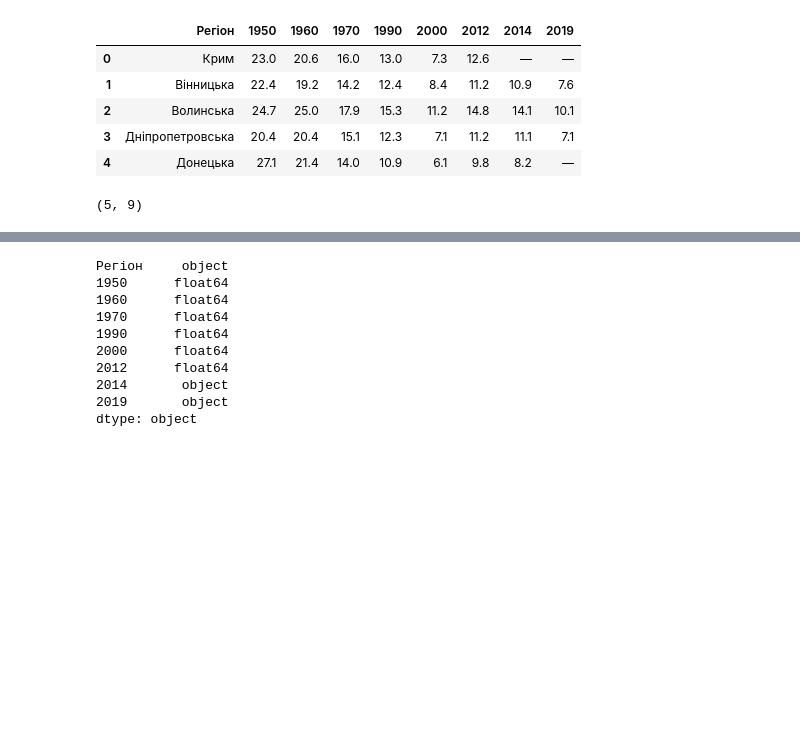
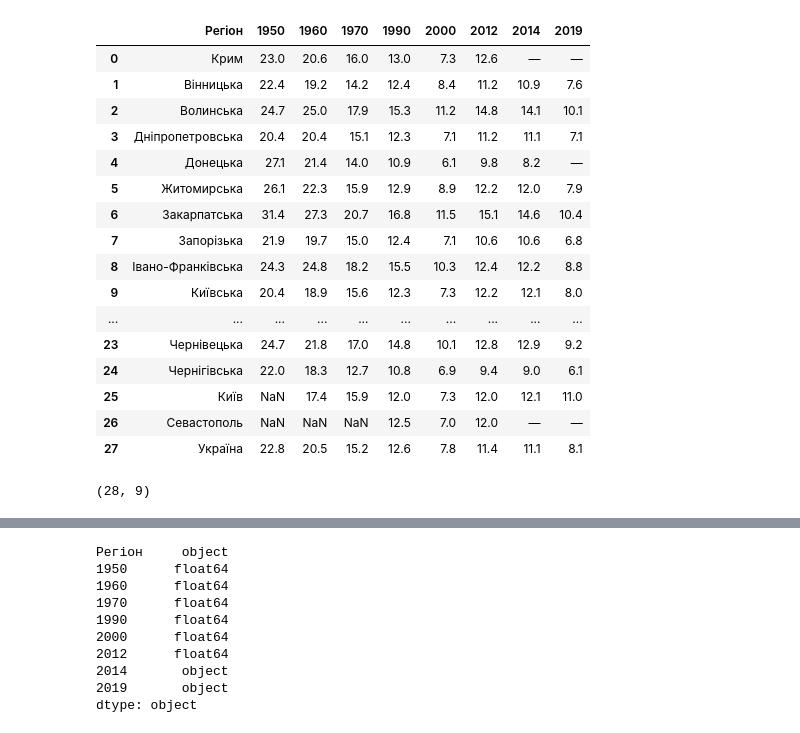
Before and after one commit to Nniikkoollaass/data-science-modul-5-HW, a Jupyter notebook: Hw2_1.ipynb, the cells around one changed output, grey strips where cells are left out. Cells and saved outputs as stored; diff of their text form; code cells hidden in the pictures; blank space fills up the shorter version.

```diff
--- a/Hw2_1.ipynb
+++ b/Hw2_1.ipynb
@@ -7,22 +7,33 @@ import matplotlib.pyplot as plt
 # %%
 url = 'https://uk.wikipedia.org/wiki/%D0%9D%D0%B0%D1%81%D0%B5%D0%BB%D0%B5%D0%BD%D0%BD%D1%8F_%D0%A3%D0%BA%D1%80%D0%B0%D1%97%D0%BD%D0%B8'
 
 table = pd.read_html(url, match='Коефіцієнт народжуваності в регіонах України', decimal=',', thousands='.')
 #Вивести перші рядки таблиці за допомогою методу head
-df = table[0].head()
+df = table[0]
 df
 # %% [output]
 |  | Регіон | 1950 | 1960 | 1970 | 1990 | 2000 | 2012 | 2014 | 2019 |
 | 0 | Крим | 23.0 | 20.6 | 16.0 | 13.0 | 7.3 | 12.6 | — | — |
 | 1 | Вінницька | 22.4 | 19.2 | 14.2 | 12.4 | 8.4 | 11.2 | 10.9 | 7.6 |
 | 2 | Волинська | 24.7 | 25.0 | 17.9 | 15.3 | 11.2 | 14.8 | 14.1 | 10.1 |
 | 3 | Дніпропетровська | 20.4 | 20.4 | 15.1 | 12.3 | 7.1 | 11.2 | 11.1 | 7.1 |
 | 4 | Донецька | 27.1 | 21.4 | 14.0 | 10.9 | 6.1 | 9.8 | 8.2 | — |
+| 5 | Житомирська | 26.1 | 22.3 | 15.9 | 12.9 | 8.9 | 12.2 | 12.0 | 7.9 |
+| 6 | Закарпатська | 31.4 | 27.3 | 20.7 | 16.8 | 11.5 | 15.1 | 14.6 | 10.4 |
+| 7 | Запорізька | 21.9 | 19.7 | 15.0 | 12.4 | 7.1 | 10.6 | 10.6 | 6.8 |
+| 8 | Івано-Франківська | 24.3 | 24.8 | 18.2 | 15.5 | 10.3 | 12.4 | 12.2 | 8.8 |
+| 9 | Київська | 20.4 | 18.9 | 15.6 | 12.3 | 7.3 | 12.2 | 12.1 | 8.0 |
+| ... | ... | ... | ... | ... | ... | ... | ... | ... | ... |
+| 23 | Чернівецька | 24.7 | 21.8 | 17.0 | 14.8 | 10.1 | 12.8 | 12.9 | 9.2 |
+| 24 | Чернігівська | 22.0 | 18.3 | 12.7 | 10.8 | 6.9 | 9.4 | 9.0 | 6.1 |
+| 25 | Київ | NaN | 17.4 | 15.9 | 12.0 | 7.3 | 12.0 | 12.1 | 11.0 |
+| 26 | Севастополь | NaN | NaN | NaN | 12.5 | 7.0 | 12.0 | — | — |
+| 27 | Україна | 22.8 | 20.5 | 15.2 | 12.6 | 7.8 | 11.4 | 11.1 | 8.1 |
 # %%
 #Визначте кількість рядків та стовпців у датафреймі (атрибут shape)
 df.shape
 # %% [output]
-(5, 9)
+(28, 9)
 # %%
 #Замініть у таблиці значення "—" на значення NaN
 # Replace '—' with NaN
```
Also changed, not shown: parts of 9 cells of this notebook.
